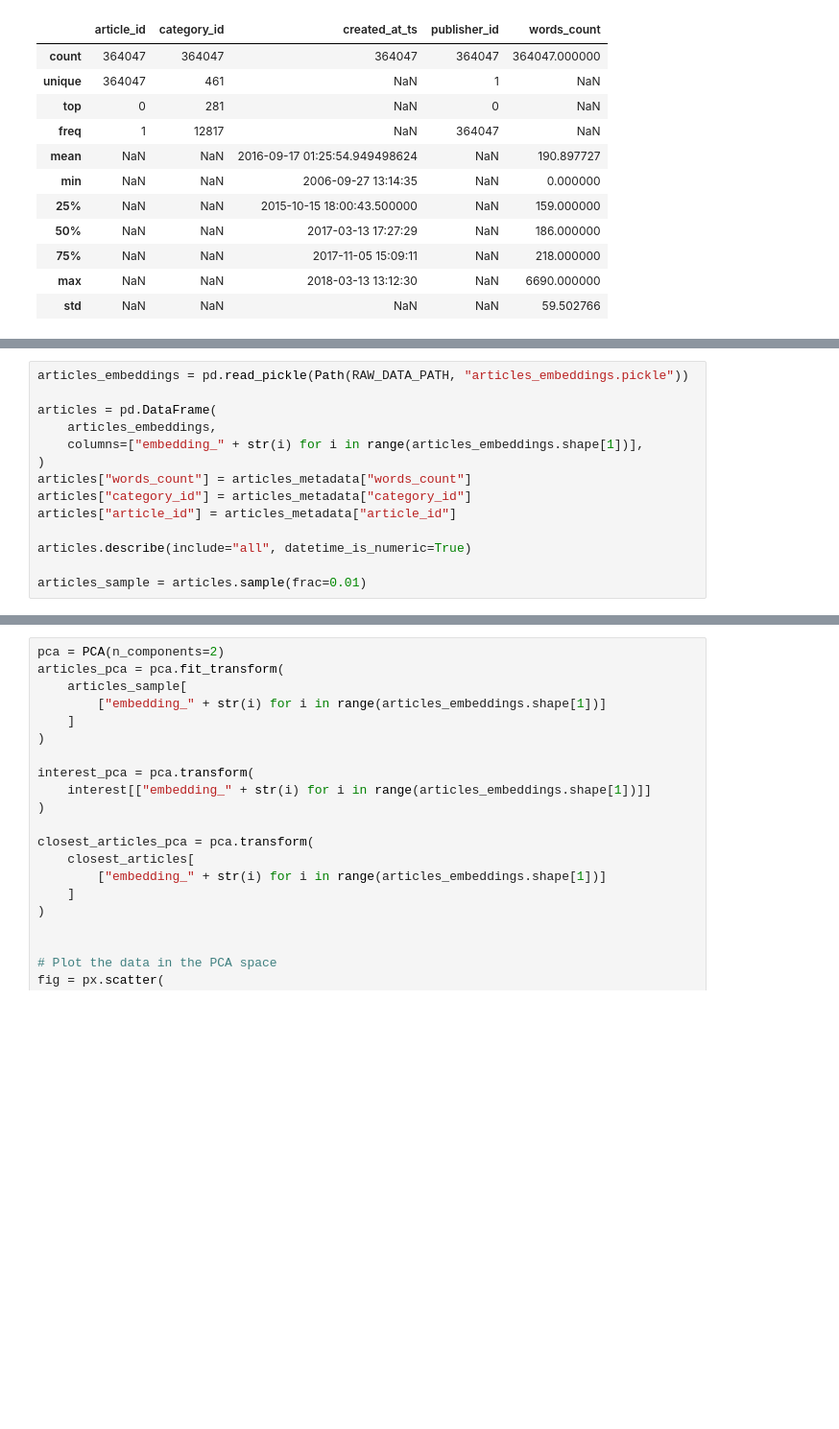
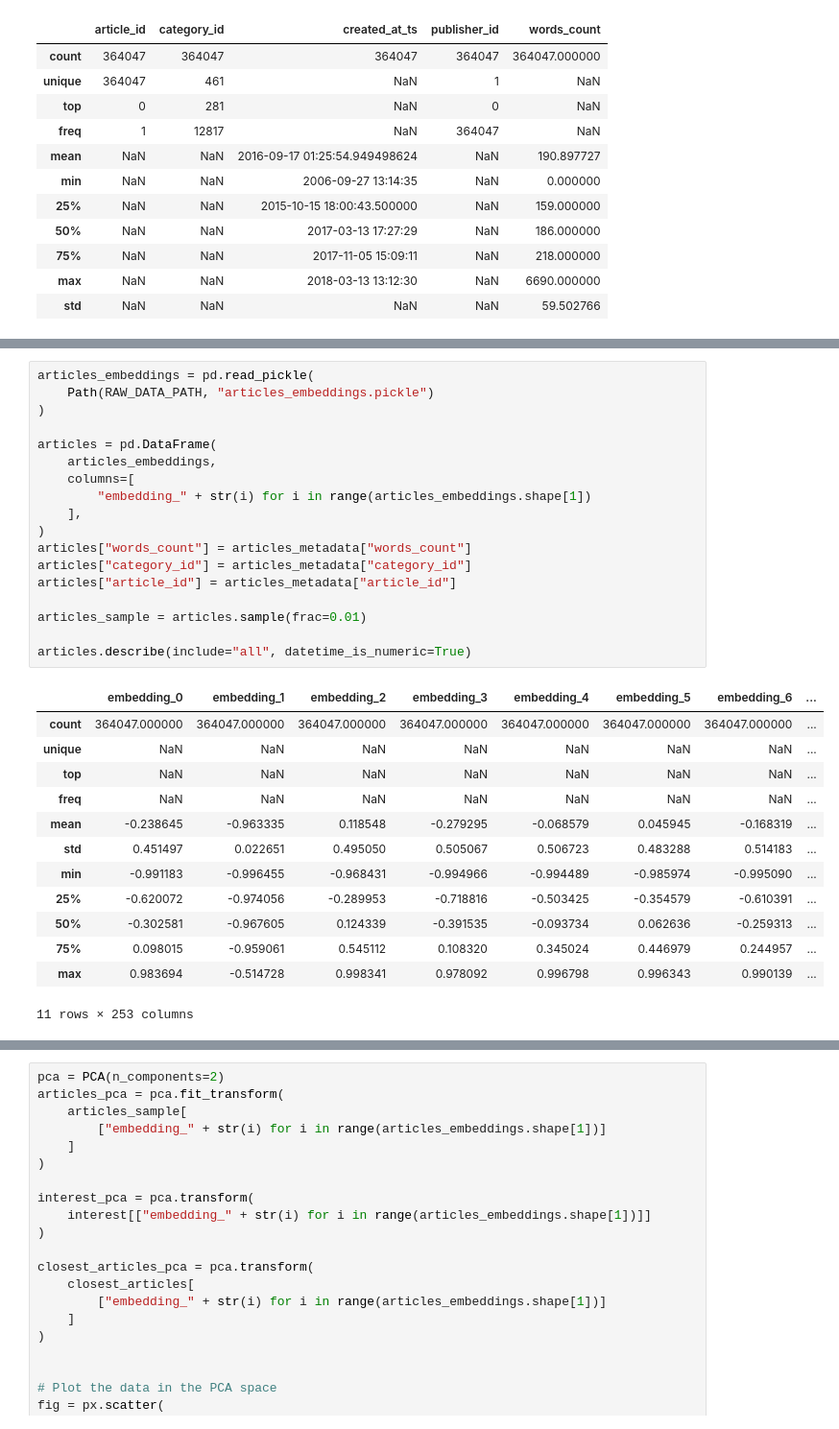
Before and after one commit to fleuryc/OC_AI-Engineer_P9_Books-recommandation-mobile-app, a Jupyter notebook: notebooks/content-based-filtering.ipynb, the cells around one changed output, grey strips where cells are left out. Shown at 96% size. Cells and saved outputs as stored; diff of their text form; blank space fills up the shorter version.

```diff
--- a/notebooks/content-based-filtering.ipynb
+++ b/notebooks/content-based-filtering.ipynb
@@ -138,17 +140,35 @@ clicks.describe(include="all", datetime_is_numeric=True)
 | max | NaN | NaN | 2017-10-17 05:36:19 | 1.240000e+02 | NaN | 2017-11-13 21:04:14 | ... |
 | std | NaN | NaN | NaN | 3.929941e+00 | NaN | NaN | ... |
 # %%
-articles_embeddings = pd.read_pickle(Path(RAW_DATA_PATH, "articles_embeddings.pickle"))
+articles_embeddings = pd.read_pickle(
+    Path(RAW_DATA_PATH, "articles_embeddings.pickle")
+)
 
 articles = pd.DataFrame(
     articles_embeddings,
-    columns=["embedding_" + str(i) for i in range(articles_embeddings.shape[1])],
+    columns=[
+        "embedding_" + str(i) for i in range(articles_embeddings.shape[1])
+    ],
 )
 articles["words_count"] = articles_metadata["words_count"]
 articles["category_id"] = articles_metadata["category_id"]
 articles["article_id"] = articles_metadata["article_id"]
 
+articles_sample = articles.sample(frac=0.01)
+
 articles.describe(include="all", datetime_is_numeric=True)
-
-articles_sample = articles.sample(frac=0.01)
+# %% [output]
+|  | embedding_0 | embedding_1 | embedding_2 | embedding_3 | embedding_4 | embedding_5 | embedding_6 | ... |
+| count | 364047.000000 | 364047.000000 | 364047.000000 | 364047.000000 | 364047.000000 | 364047.000000 | 364047.000000 | ... |
+| unique | NaN | NaN | NaN | NaN | NaN | NaN | NaN | ... |
+| top | NaN | NaN | NaN | NaN | NaN | NaN | NaN | ... |
+| freq | NaN | NaN | NaN | NaN | NaN | NaN | NaN | ... |
+| mean | -0.238645 | -0.963335 | 0.118548 | -0.279295 | -0.068579 | 0.045945 | -0.168319 | ... |
+| std | 0.451497 | 0.022651 | 0.495050 | 0.505067 | 0.506723 | 0.483288 | 0.514183 | ... |
+| min | -0.991183 | -0.996455 | -0.968431 | -0.994966 | -0.994489 | -0.985974 | -0.995090 | ... |
+| 25% | -0.620072 | -0.974056 | -0.289953 | -0.718816 | -0.503425 | -0.354579 | -0.610391 | ... |
+| 50% | -0.302581 | -0.967605 | 0.124339 | -0.391535 | -0.093734 | 0.062636 | -0.259313 | ... |
+| 75% | 0.098015 | -0.959061 | 0.545112 | 0.108320 | 0.345024 | 0.446979 | 0.244957 | ... |
+| max | 0.983694 | -0.514728 | 0.998341 | 0.978092 | 0.996798 | 0.996343 | 0.990139 | ... |
+11 rows × 253 columns
 # %%
```
Also changed, not shown: parts of 17 cells of this notebook.
